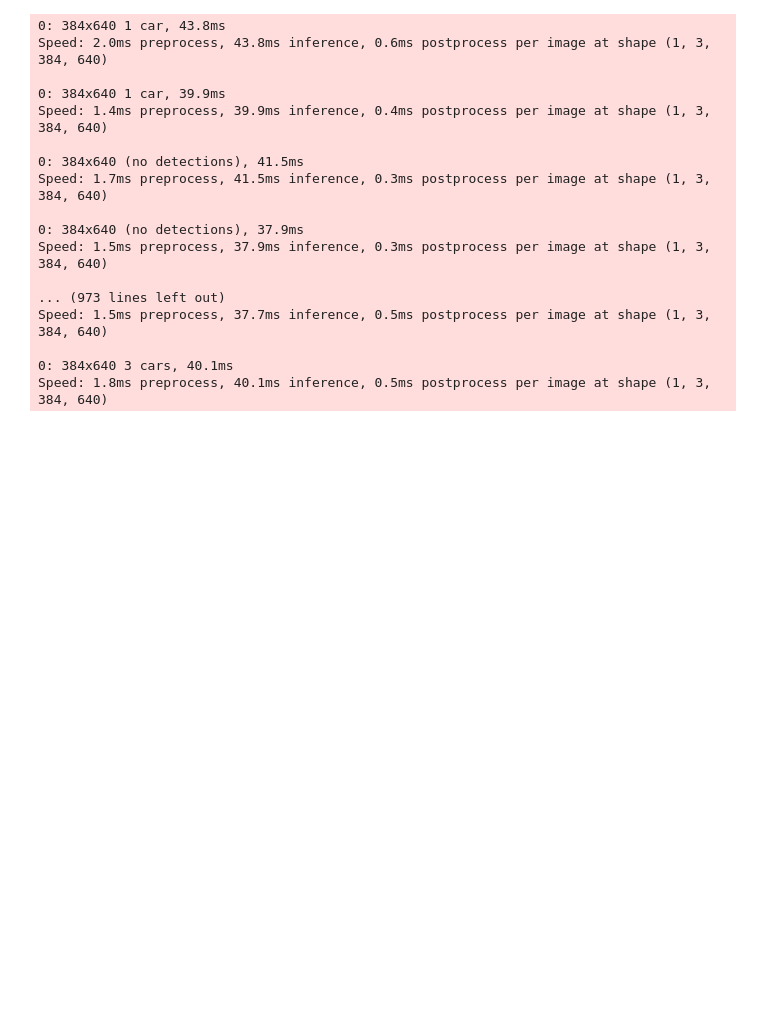
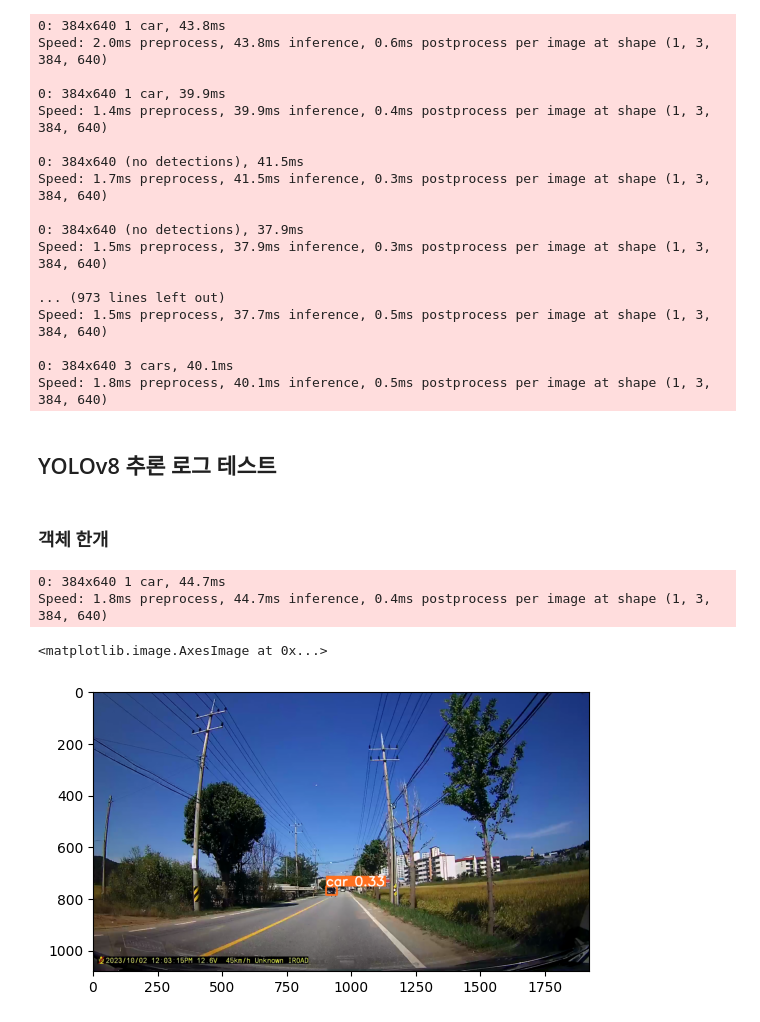
Before and after one commit to ethicsense/esp-python, a Jupyter notebook: test.ipynb, the cells around one changed output. Drawn from its saved outputs; the diff is of its cells as text; code cells hidden in the pictures; blank space fills up the shorter version.

```diff
--- a/test.ipynb
+++ b/test.ipynb
@@ -65,3 +65,27 @@ Speed: 1.5ms preprocess, 37.7ms inference, 0.5ms postprocess per image at shape
 
 0: 384x640 3 cars, 40.1ms
 Speed: 1.8ms preprocess, 40.1ms inference, 0.5ms postprocess per image at shape (1, 3, 384, 640)
+# %% [markdown]
+## YOLOv8 추론 로그 테스트
+# %% [markdown]
+### 객체 한개
+# %%
+from ultralytics import YOLO
+import cv2
+import matplotlib.pyplot as plt
+
+model = YOLO("weights/yolov8n.pt")
+# %%
+cap = cv2.VideoCapture("http://keticmr.iptime.org:22080/WorkDevCarAI/carai/api/web/static/20231002_human.mp4")
+
+ret, frame = cap.read()
+results = model(frame)
+ann_frame = results[0].plot()
+ann_frame = cv2.cvtColor(ann_frame, cv2.COLOR_BGR2RGB)
+
+plt.imshow(ann_frame)
+# %% [output]
+0: 384x640 1 car, 44.7ms
+Speed: 1.8ms preprocess, 44.7ms inference, 0.4ms postprocess per image at shape (1, 3, 384, 640)
+<matplotlib.image.AxesImage at 0x...>
+[figure, added]
```
Also changed, not shown: parts of 20 cells of this notebook, 2 other files.
